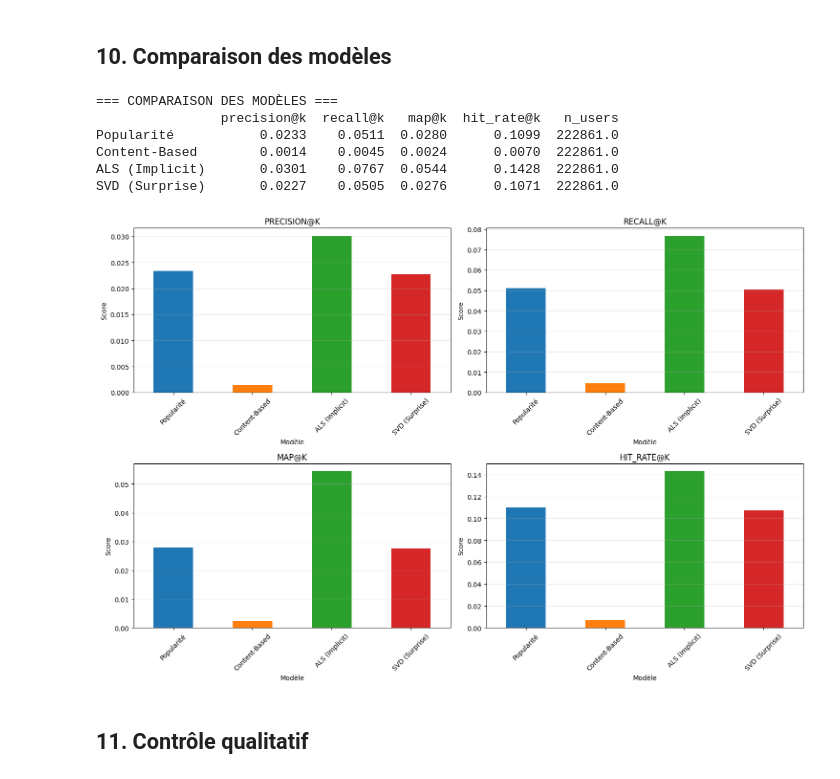
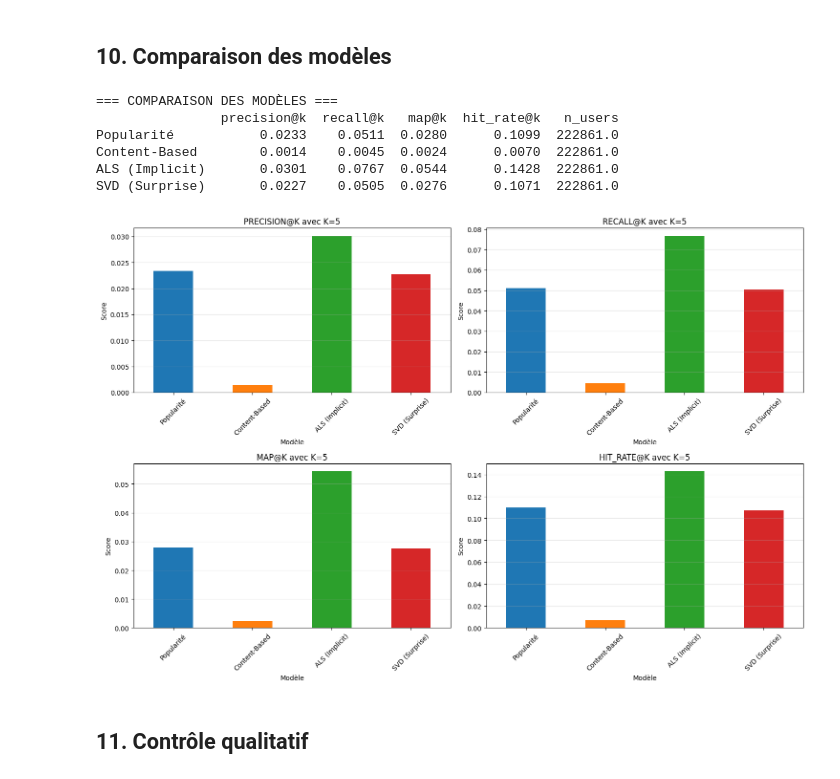
Before and after one commit to nicop1709/P10, a Jupyter notebook: Notebook_recommender_system.ipynb, the cells around one changed output. Cells and saved outputs as stored; diff of their text form; code cells hidden in the pictures.

```diff
--- a/Notebook_recommender_system.ipynb
+++ b/Notebook_recommender_system.ipynb
@@ -33,7 +33,7 @@ warnings.filterwarnings('ignore')
 # %%
 def load_data():
     '''
-    Fonction utilisée pour charger les données du site "News Portal" de Globo.com
+    Fonction utilisée pour charger les données téléchargées de Globo.com
 
     Retourne :
         articles (dataframe) : métadonnées des articles (id, catégorie, date de publication, nombre de mots)
@@ -933,35 +933,35 @@ comparison_dict = {
 # Ajouter SVD seulement s'il est disponible
 if svd_results.get('n_users', 0) > 0:
     comparison_dict['SVD (Surprise)'] = svd_results
 
 comparison_df = pd.DataFrame(comparison_dict).T
 
 print("=== COMPARAISON DES MODÈLES ===")
 print(comparison_df.round(4))
 
 # Visualisation
 fig, axes = plt.subplots(2, 2, figsize=(15, 10))
 
 metrics = ['precision@k', 'recall@k', 'map@k', 'hit_rate@k']
 for idx, metric in enumerate(metrics):
     ax = axes[idx // 2, idx % 2]
     comparison_df[metric].plot(kind='bar', ax=ax, color=['#1f77b4', '#ff7f0e', '#2ca02c', '#d62728'])
-    ax.set_title(f'{metric.upper()}')
+    ax.set_title(f'{metric.upper()} avec K=5')
     ax.set_ylabel('Score')
     ax.set_xlabel('Modèle')
     ax.tick_params(axis='x', rotation=45)
     ax.grid(axis='y', alpha=0.3)
 
 plt.tight_layout()
 plt.show()
 # %% [output]
 === COMPARAISON DES MODÈLES ===
                 precision@k  recall@k   map@k  hit_rate@k   n_users
 Popularité           0.0233    0.0511  0.0280      0.1099  222861.0
 Content-Based        0.0014    0.0045  0.0024      0.0070  222861.0
 ALS (Implicit)       0.0301    0.0767  0.0544      0.1428  222861.0
 SVD (Surprise)       0.0227    0.0505  0.0276      0.1071  222861.0
-[figure, old version]
+[figure, new version]
 # %% [markdown]
 ## 11. Contrôle qualitatif
 # %%
```
Also changed, not shown: parts of 4 cells of this notebook, 7 other files.
